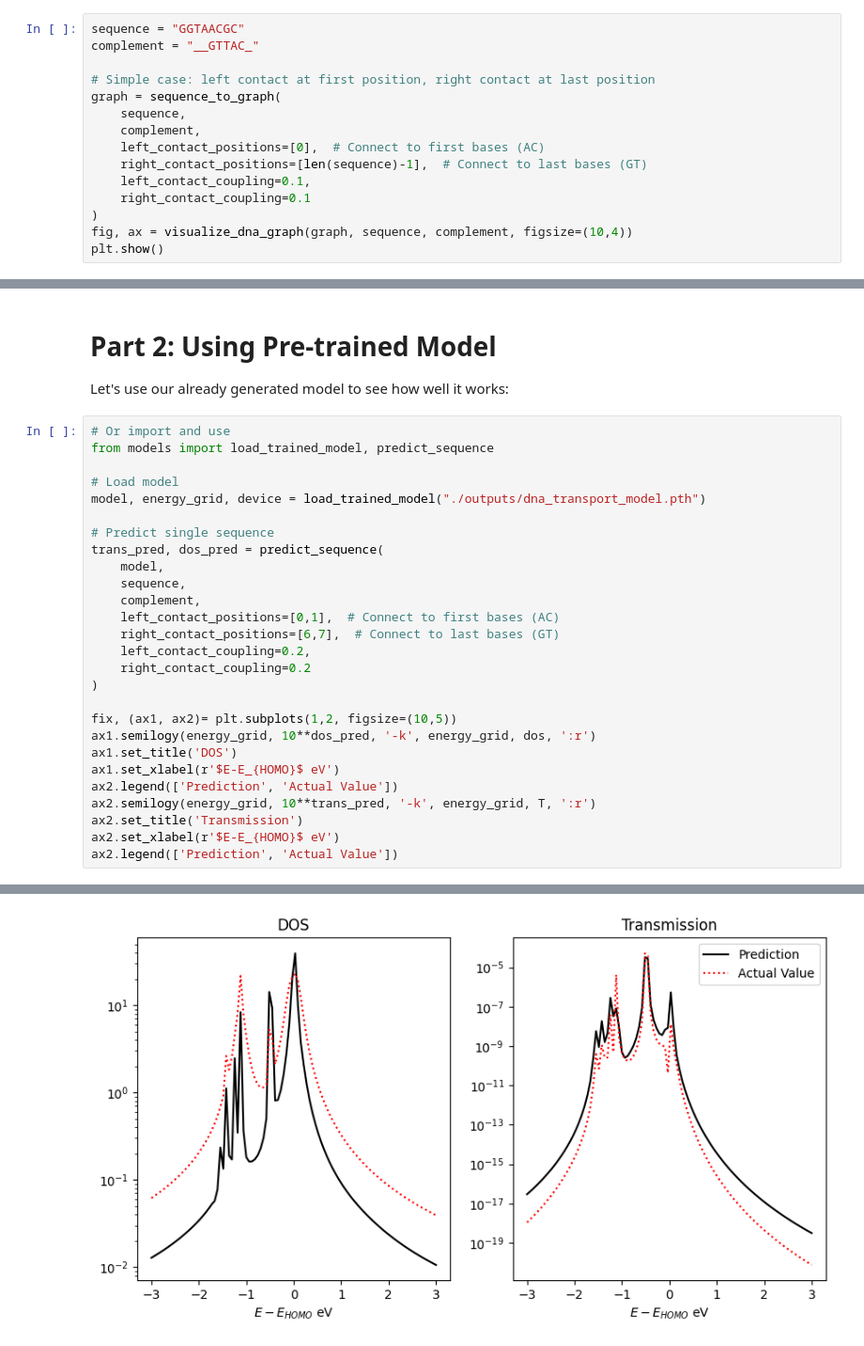
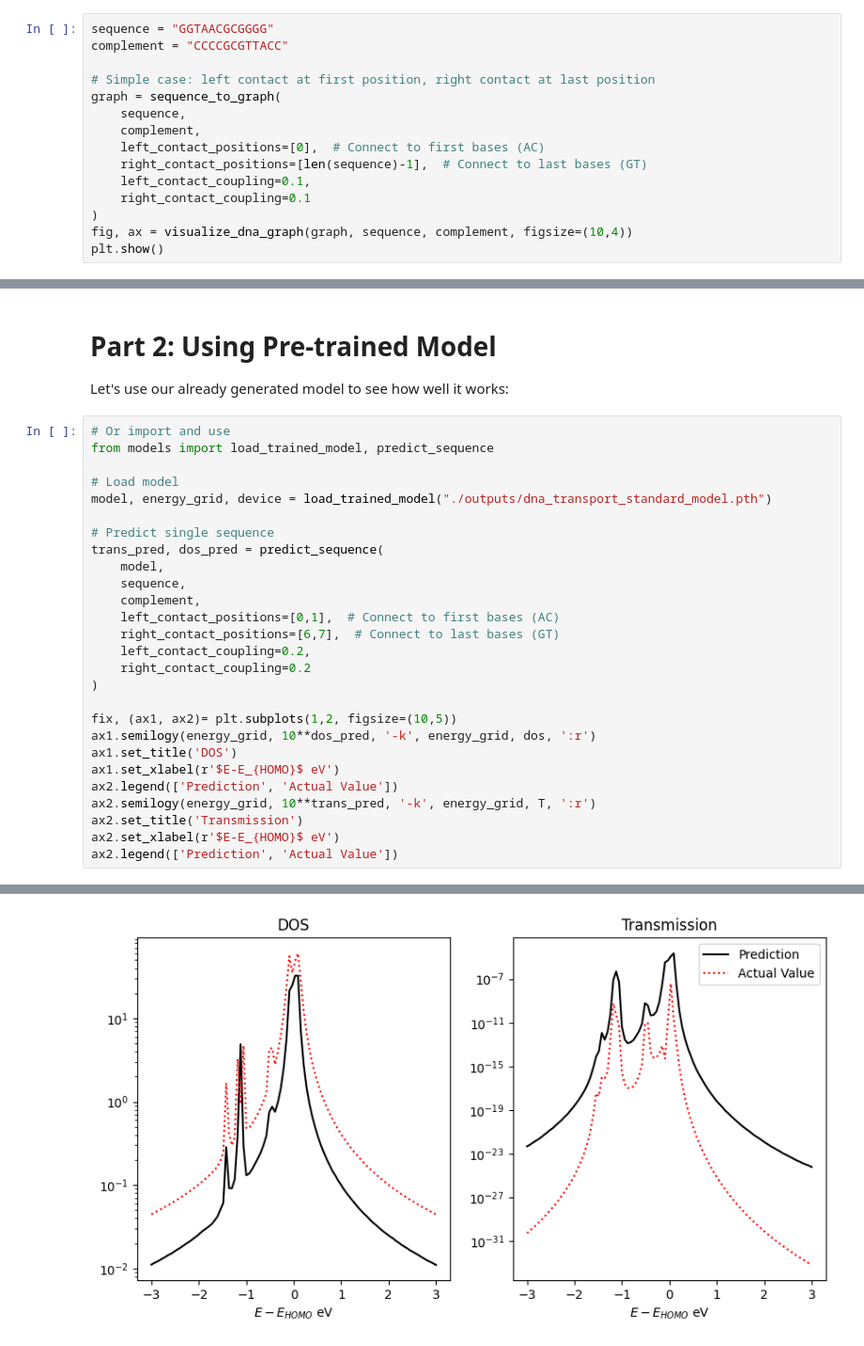
Before and after one commit to wliverno/G3NAT, a Jupyter notebook: Demo.ipynb, the cells around one changed output, grey strips where cells are left out. Shown at 94% size. Saved outputs shown, nothing was run; the diff lists cells and outputs as text.

Commit message:
Debugged Gamma parameters, found training to match model in all cases

```diff
--- a/Demo.ipynb
+++ b/Demo.ipynb
@@ -20,8 +20,8 @@ import matplotlib.pyplot as plt
 # Part 1: Graph generation
 Let's start with a test case: Double stranded DNA with two tails connected to contacts
 # %%
-sequence = "GGTAACGC"
-complement = "__GTTAC_"
+sequence = "GGTAACGCGGGG"
+complement = "CCCCGCGTTACC"
 
 # Simple case: left contact at first position, right contact at last position
 graph = sequence_to_graph(
@@ -69,7 +69,7 @@ Let's use our already generated model to see how well it works:
 from models import load_trained_model, predict_sequence
 
 # Load model
-model, energy_grid, device = load_trained_model("./outputs/dna_transport_model.pth")
+model, energy_grid, device = load_trained_model("./outputs/dna_transport_standard_model.pth")
 
 # Predict single sequence
 trans_pred, dos_pred = predict_sequence(
@@ -106,2 +106,2 @@ Transmission range: [-1.9745, 1.5938]
 <matplotlib.legend.Legend at 0x...>
-[figure, old version]
+[figure, new version]
```
Also changed, not shown: parts of 3 cells of this notebook, 3 other files.
